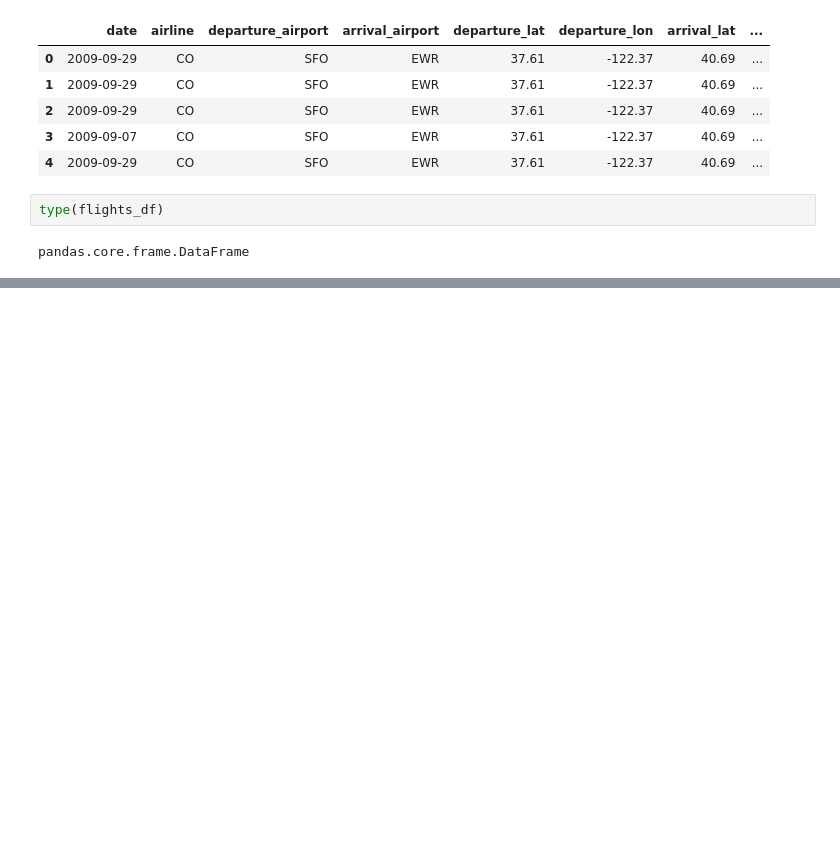
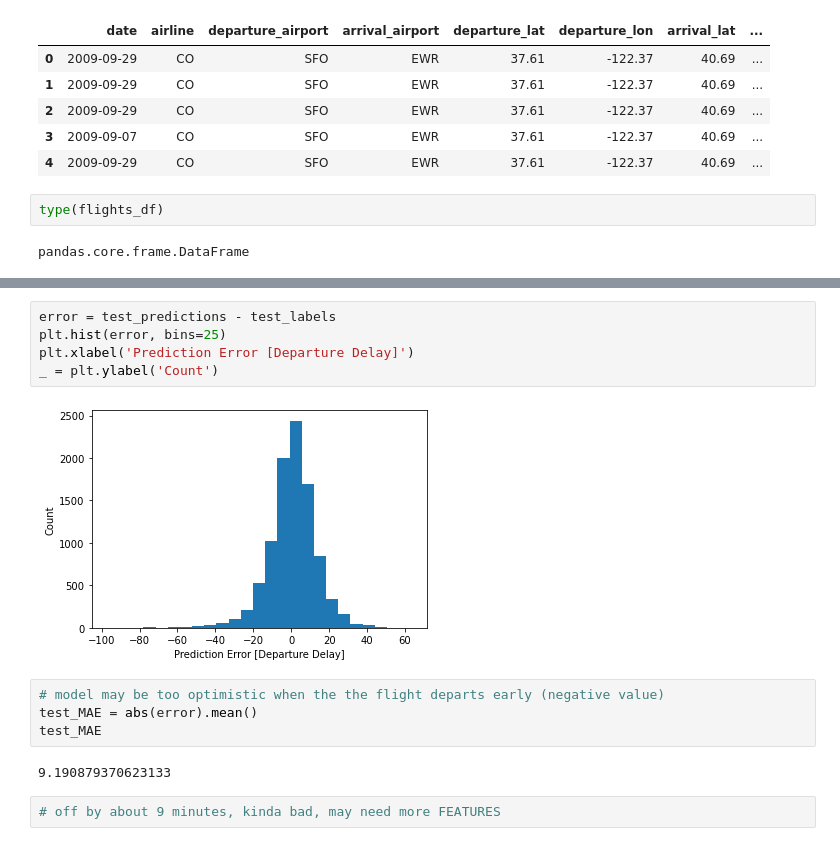
Before and after one commit to liambarstad/tensorflow-gcp-practice, a Jupyter notebook: linear_regression.ipynb, the cells around one changed output, grey strips where cells are left out. Drawn from its saved outputs; the diff is of its cells as text; blank space fills up the shorter version.

```diff
--- a/linear_regression.ipynb
+++ b/linear_regression.ipynb
@@ -51,0 +170,15 @@ proccessed_df = (flights_df,
+# %%
+error = test_predictions - test_labels
+plt.hist(error, bins=25)
+plt.xlabel('Prediction Error [Departure Delay]')
+_ = plt.ylabel('Count')
+# %% [output]
+[figure, added]
+# %%
+# model may be too optimistic when the the flight departs early (negative value)
+test_MAE = abs(error).mean()
+test_MAE
+# %% [output]
+9.190879370623133
+# %%
+# off by about 9 minutes, kinda bad, may need more FEATURES
```
Also changed, not shown: parts of 17 cells of this notebook.
